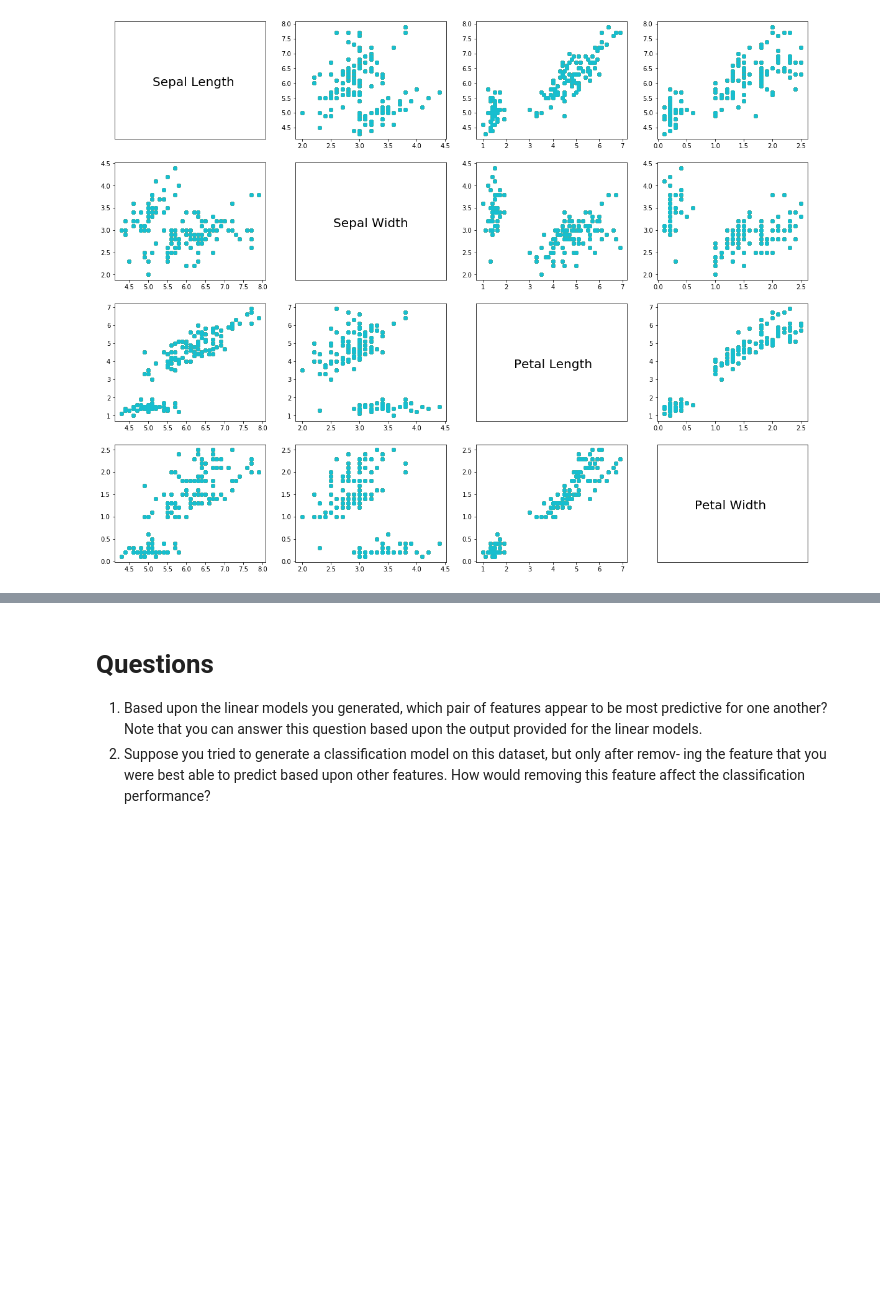
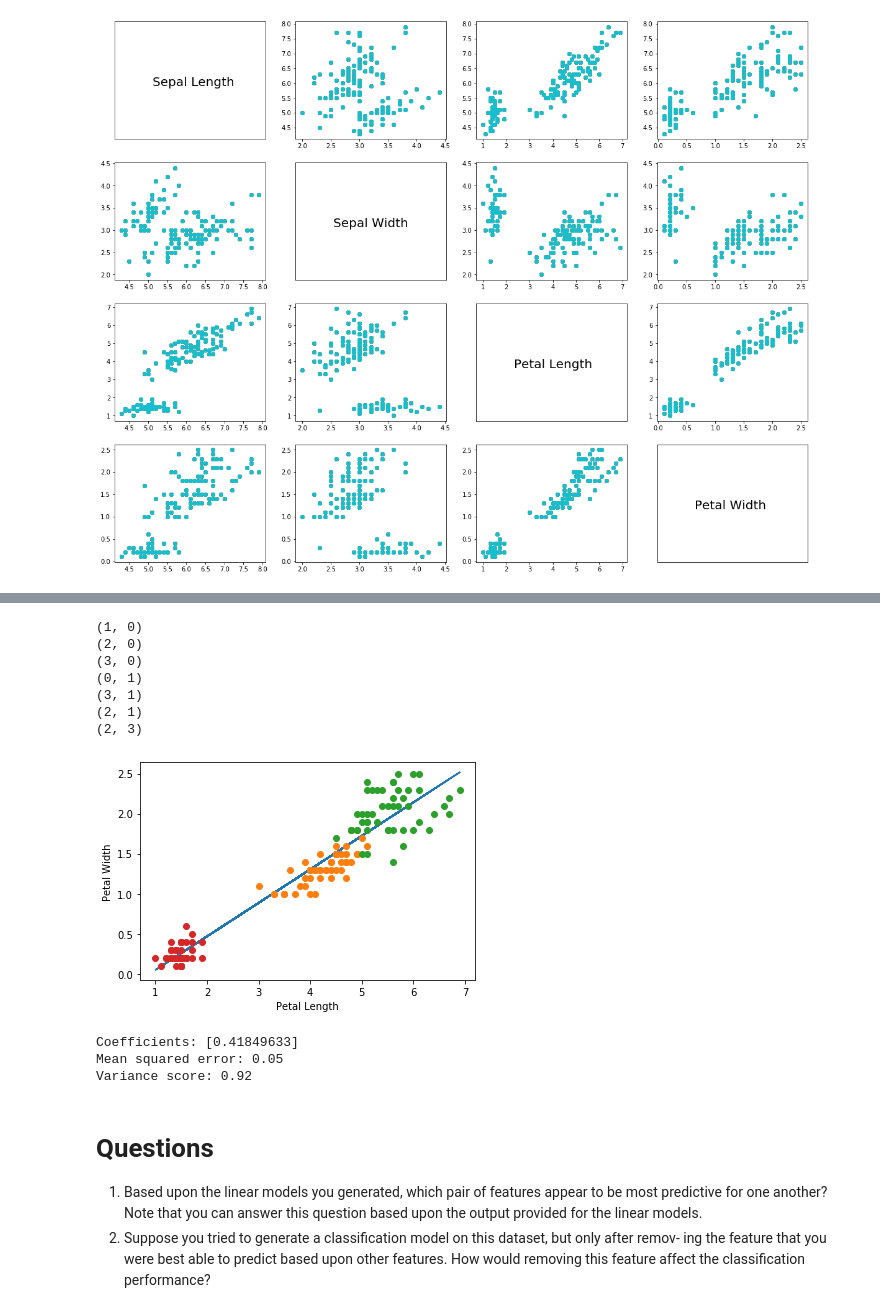
Before and after one commit to ngalinski/cs6220, a Jupyter notebook: assignments/a6/galinski_nicholas_Assignment6.ipynb, the cells around one changed output, grey strips where cells are left out. Cells and saved outputs as stored; diff of their text form; code cells hidden in the pictures; blank space fills up the shorter version.

```diff
--- a/assignments/a6/galinski_nicholas_Assignment6.ipynb
+++ b/assignments/a6/galinski_nicholas_Assignment6.ipynb
@@ -86,3 +147,63 @@ def
+# %%
+# A plot of the best overall linear regression model you were able to generate using any combination of features
+# (including the use of multiple features used in combination to predict a single feature),
+# with corresponding model statistics.
+def best_model(iris, f1, f2):
+    # the next 12 lines of code copied from above function
+    train_set, test_set = functions.train_test_split(iris)
+    regr = model.LinearRegression()
+    f1 = f1[0]
+    f2 = f2[0]
+
+    colx_train = train_set.iloc[:, f1]
+    coly_train = train_set.iloc[:, f2]
+    colx_test = test_set.iloc[:, f1]
+    coly_test = test_set.iloc[:, f2]
+
+    colx_train = colx_train.values.reshape(-1, 1)
+    colx_test = colx_test.values.reshape(-1, 1)
+
+    regr = regr.fit(colx_train, coly_train)
+
+    # mean squared error - copied from above
+    mean_square = np.mean(((regr.predict(colx_test) -coly_test) ** 2))
+
+    return (mean_square, (f1, f2))
+
+import itertools as iter
+def combos(lst):
+    combo = (iter.combinations(lst, l) for l in range(len(lst) + 1))
+    return list(iter.chain.from_iterable(combo))
+
+best_mean = float("inf") # need a way to start initial comparison and a variable to store later
+best_f = None # variable for best feature
+# for loop 4 times (because 4 features)
+for i in range(4):
+    x = []
+    for j in range(4):
+        if i != j:
+            x.append(j)
+    for s in combos(x):
+        if s:
+            (mean_square, (f1, f2)) = best_model(iris, s, (i, ))
+            if mean_square < best_mean:
+                best_mean = mean_square
+                best_f = (f1, f2)
+                print(best_f)
+
+plot_linear_regression(iris, best_f[0:], best_f[1:])
+# %% [output]
+(1, 0)
+(2, 0)
+(3, 0)
+(0, 1)
+(3, 1)
+(2, 1)
+(2, 3)
+[figure, added]
+Coefficients: [0.41849633]
+Mean squared error: 0.05
+Variance score: 0.92
 # %% [markdown]
 # Questions
 1. Based upon the linear models you generated, which pair of features appear to be most predictive for one another? Note that you can answer this question based upon the output provided for the linear models.
```
Also changed, not shown: parts of 4 cells of this notebook.
